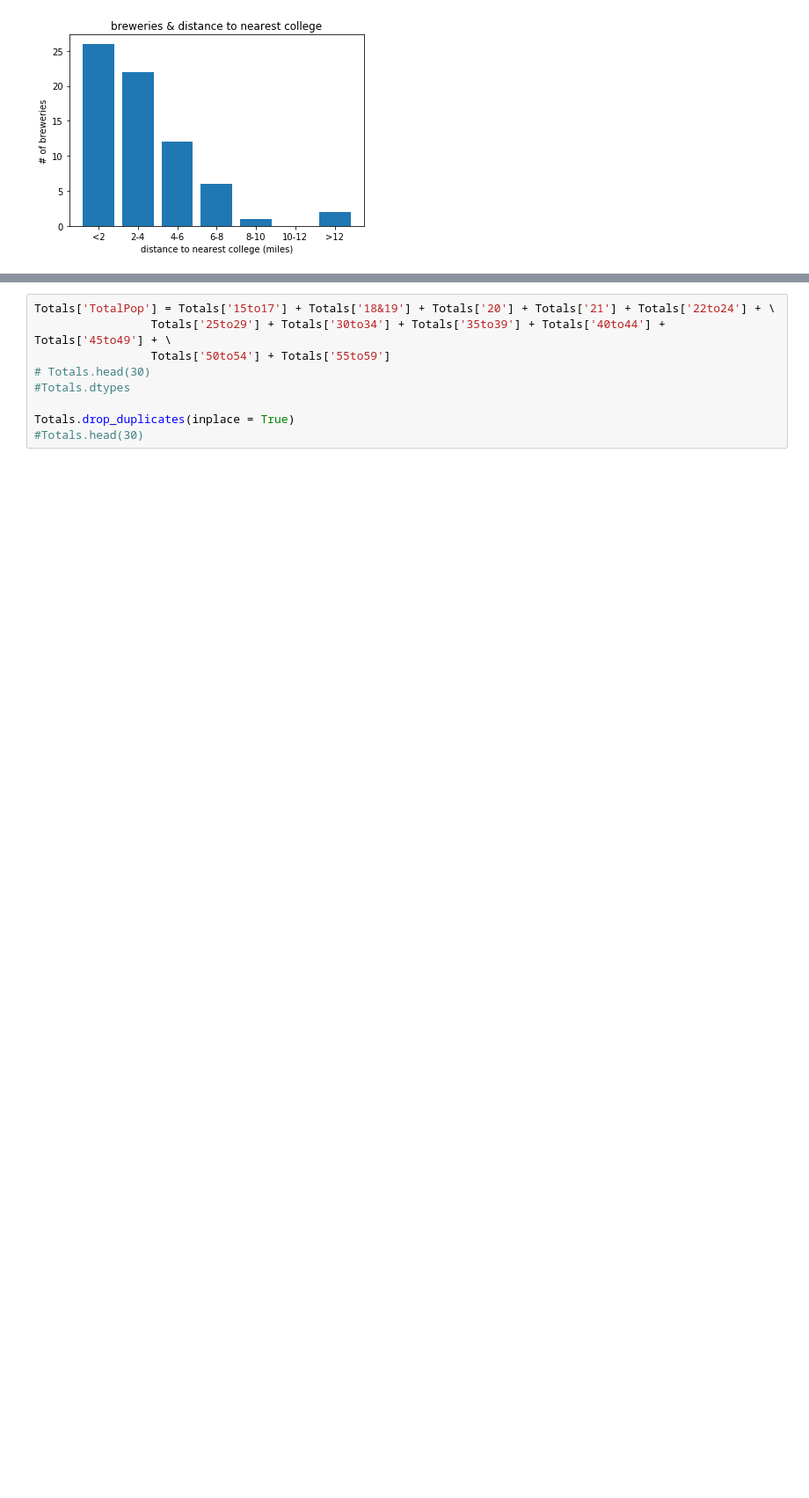
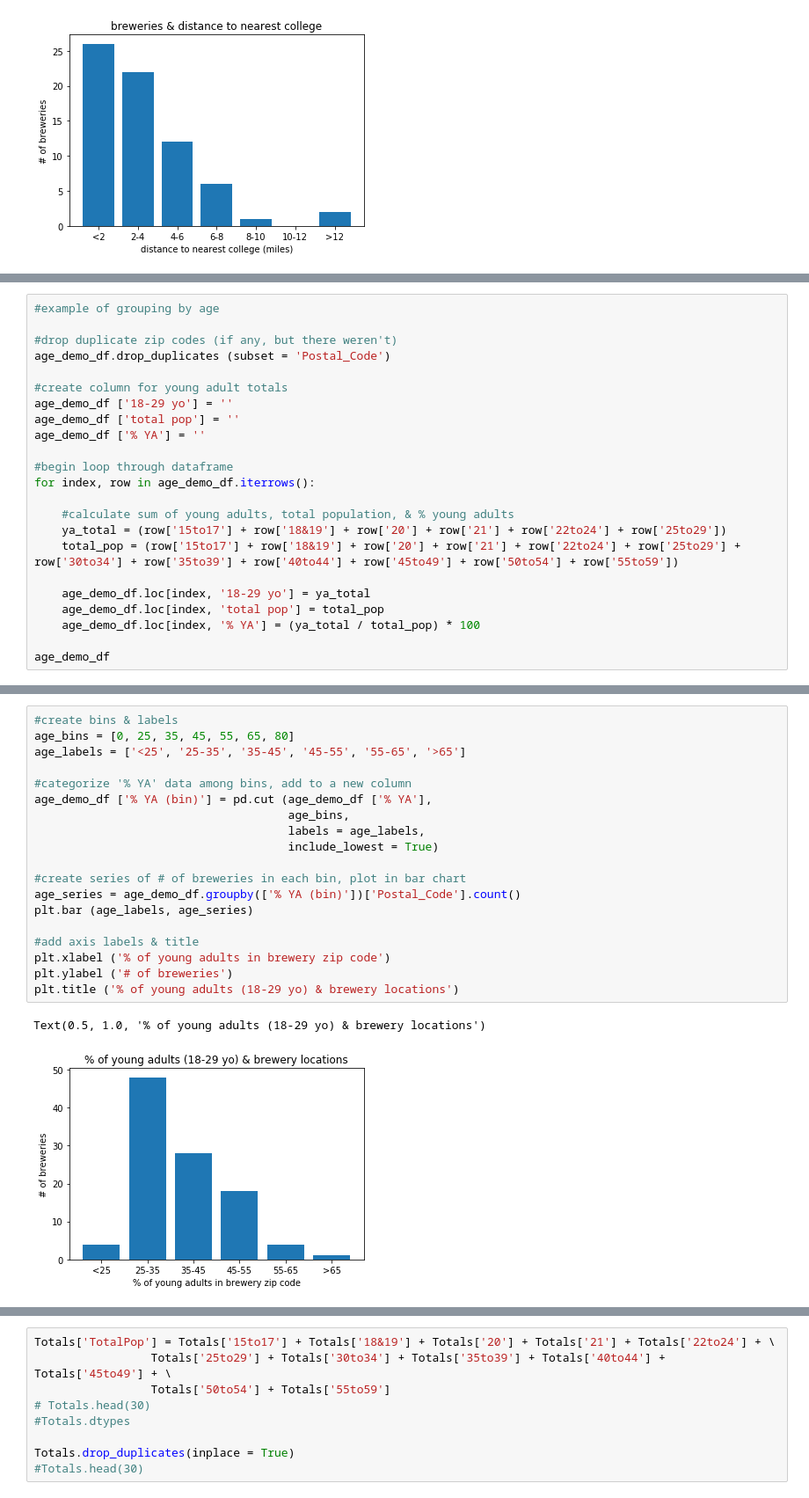
Before and after one commit to sjani184/Megadatatron, a Jupyter notebook: main_notebook.ipynb, the cells around one changed output, grey strips where cells are left out. Shown: that part at 88% size. Drawn from its saved outputs; the diff is of its cells as text; blank space fills up the shorter version.

```diff
--- a/main_notebook.ipynb
+++ b/main_notebook.ipynb
@@ -498,3 +498,26 @@ Totals
 | 101 | 31833 | 264 | 225 | 14 | 37 | 130 | 481 | 402 | 414 | 362 | 319 | ... |
 | 102 | 30188 | 2251 | 962 | 635 | 505 | 1820 | 3925 | 4289 | 4999 | 4677 | 4405 | ... |
 103 rows × 13 columns
+# %%
+#example of grouping by age
+
+#drop duplicate zip codes (if any, but there weren't)
+age_demo_df.drop_duplicates (subset = 'Postal_Code')
+
+#create column for young adult totals
+age_demo_df ['18-29 yo'] = ''
+age_demo_df ['total pop'] = ''
+age_demo_df ['% YA'] = ''
+
+#begin loop through dataframe
+for index, row in age_demo_df.iterrows():
+
+    #calculate sum of young adults, total population, & % young adults
+    ya_total = (row['15to17'] + row['18&19'] + row['20'] + row['21'] + row['22to24'] + row['25to29'])
+    total_pop = (row['15to17'] + row['18&19'] + row['20'] + row['21'] + row['22to24'] + row['25to29'] + row['30to34'] + row['35to39'] + row['40to44'] + row['45to49'] + row['50to54'] + row['55to59'])
+
+    age_demo_df.loc[index, '18-29 yo'] = ya_total
+    age_demo_df.loc[index, 'total pop'] = total_pop
+    age_demo_df.loc[index, '% YA'] = (ya_total / total_pop) * 100
+
+age_demo_df
@@ -500,0 +547,22 @@ Totals
+# %%
+#create bins & labels
+age_bins = [0, 25, 35, 45, 55, 65, 80]
+age_labels = ['<25', '25-35', '35-45', '45-55', '55-65', '>65']
+
+#categorize '% YA' data among bins, add to a new column
+age_demo_df ['% YA (bin)'] = pd.cut (age_demo_df ['% YA'],
+                                     age_bins,
+                                     labels = age_labels,
+                                     include_lowest = True)
+
+#create series of # of breweries in each bin, plot in bar chart
+age_series = age_demo_df.groupby(['% YA (bin)'])['Postal_Code'].count()
+plt.bar (age_labels, age_series)
+
+#add axis labels & title
+plt.xlabel ('% of young adults in brewery zip code')
+plt.ylabel ('# of breweries')
+plt.title ('% of young adults (18-29 yo) & brewery locations')
+# %% [output]
+Text(0.5, 1.0, '% of young adults (18-29 yo) & brewery locations')
+[figure, added]
```
Also changed, not shown: parts of 7 cells of this notebook.
